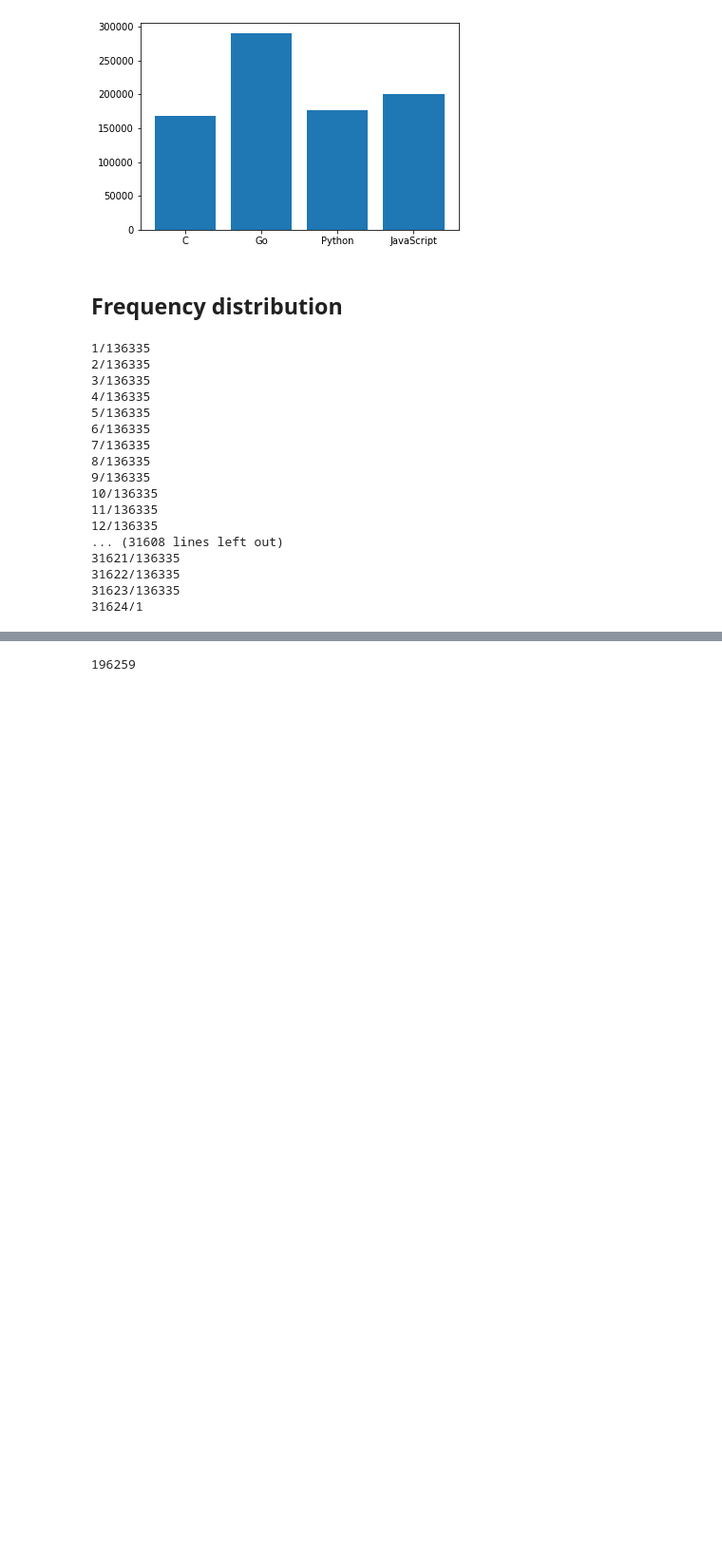
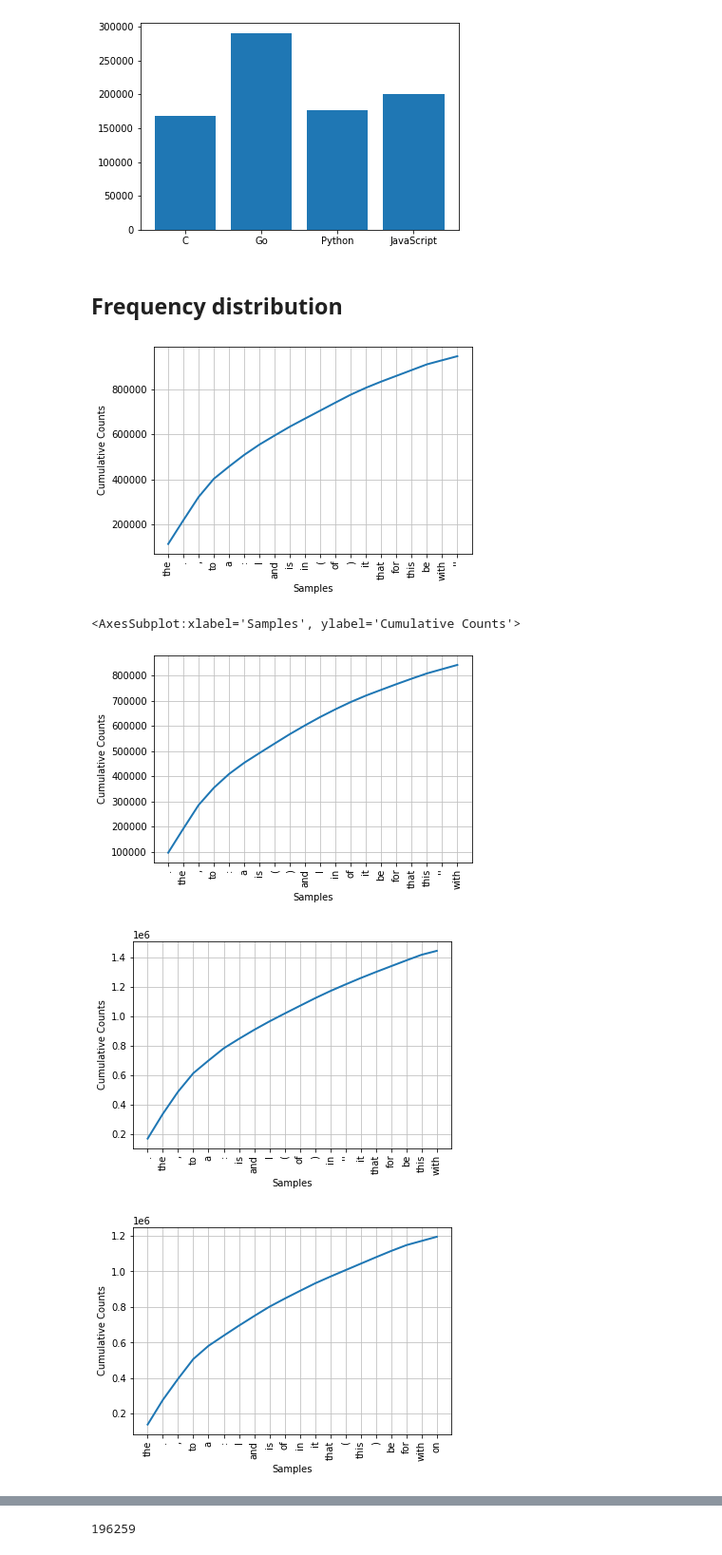
Before and after one commit to shilangyu/NLP-language-complexity, a Jupyter notebook: basic_data_analysis.ipynb, the cells around one changed output, grey strips where cells are left out. Shown at 95% size. Saved outputs shown, nothing was run; the diff lists cells and outputs as text; code cells hidden in the pictures; blank space fills up the shorter version.

Commit message:
Optimize and plot frequency distribution

```diff
--- a/basic_data_analysis.ipynb
+++ b/basic_data_analysis.ipynb
@@ -148,23 +150,38 @@ def freq_dist(all_lang, filename):
     df = pd.DataFrame(freq_lang)
     df.rename(columns={0: "number", 1: "word"}, inplace=True)
     df.to_csv(filename, index=False)
-# %%
-freq_dist(all_C, "freq_C_v2.csv")
-# %% [output]
-1/136335
-2/136335
-3/136335
-4/136335
-5/136335
-6/136335
-7/136335
-8/136335
-9/136335
-10/136335
-11/136335
-12/136335
-... (31608 lines left out)
-31621/136335
-31622/136335
-31623/136335
-31624/1
+# %%
+from itertools import chain
+from multiprocessing import Pool
+from nltk import FreqDist
+
+
+def _get_freq_dist_task(tokenized_texts: list[list[str]]) -> FreqDist:
+    return FreqDist(chain.from_iterable(tokenized_texts))
+
+
+def get_freq_dist(tokenized_text_series: pd.Series) -> FreqDist:
+    pool_size = os.cpu_count()
+
+    with Pool(pool_size) as pool:
+        return sum(
+            pool.imap_unordered(_get_freq_dist_task, np.array_split(tokenized_text_series.values, pool_size)),
+            start=FreqDist())
+# %%
+freq_dist_C = get_freq_dist(df_C['tokenized_text'])
+freq_dist_C.plot(20, cumulative=True)
+
+freq_dist_Go = get_freq_dist(df_Go['tokenized_text'])
+freq_dist_Go.plot(20, cumulative=True)
+
+freq_dist_Javascript = get_freq_dist(df_Javascript['tokenized_text'])
+freq_dist_Javascript.plot(20, cumulative=True)
+
+freq_dist_Python = get_freq_dist(df_Python['tokenized_text'])
+freq_dist_Python.plot(20, cumulative=True)
+# %% [output]
+[figure, added]
+<AxesSubplot:xlabel='Samples', ylabel='Cumulative Counts'>
+[figure, added]
+[figure, added]
+[figure, added]
```
Also changed, not shown: parts of 16 cells of this notebook.
